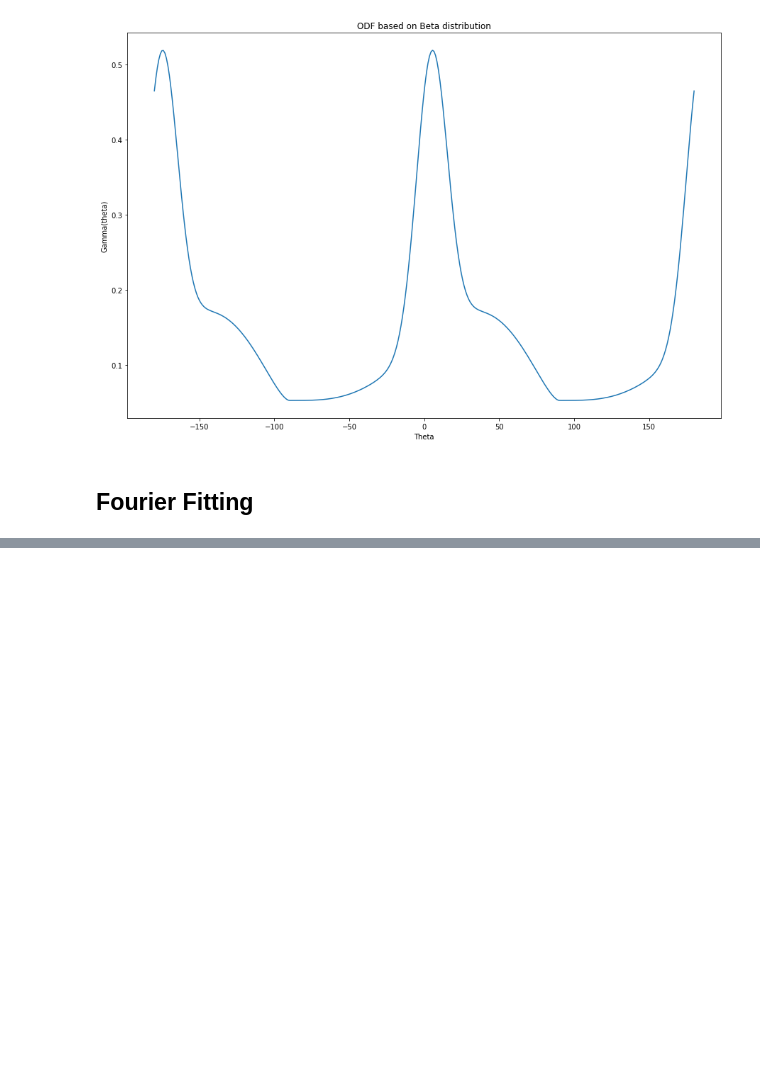
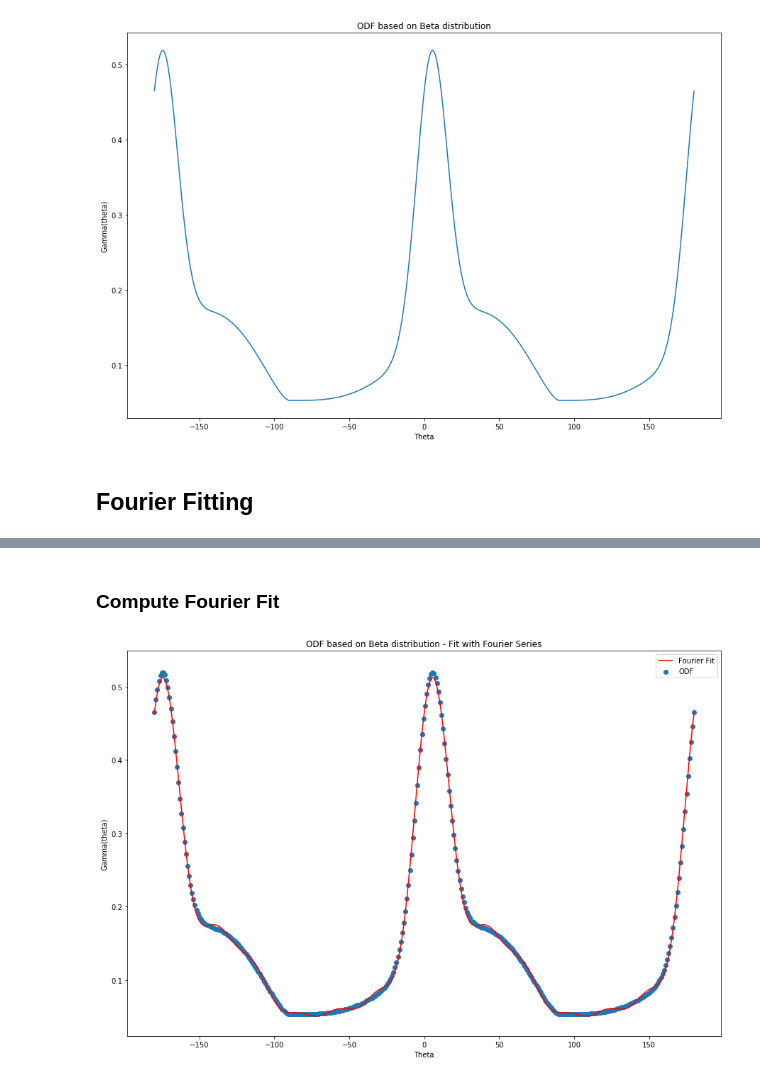
Before and after one commit to stpotter16/psfdi, a Jupyter notebook: notebooks/exploratory/stp_explore_structural_tensor.ipynb, the cells around one changed output, grey strips where cells are left out. Drawn from its saved outputs; the diff is of its cells as text; code cells hidden in the pictures; blank space fills up the shorter version.

Commit message:
adding fourier fit visualizations

```diff
--- a/notebooks/exploratory/stp_explore_structural_tensor.ipynb
+++ b/notebooks/exploratory/stp_explore_structural_tensor.ipynb
@@ -105,3 +108,52 @@ def compute_an(order, gamma, theta):
         coeff += 0.5 * (gamma[i] * np.cos(order * theta[i]) + gamma[i-1] * np.cos(order * theta[i-1])) * (theta[i] - theta[i-1])
 
     return 2 * coeff
+# %%
+def compute_bn(order, gamma, theta):
+
+    coeff = 0.0
+    for i in range(1, len(theta)):
+        coeff += 0.5 * (gamma[i] * np.sin(order * theta[i]) + gamma[i-1] * np.sin(order * theta[i-1])) * (theta[i] - theta[i-1])
+
+    return 2 * coeff
+# %%
+def fit_fourier(max_order, gamma, theta):
+
+    an = [compute_an(order, gamma, theta) for order in range(2, max_order, 2)]
+
+    bn = [compute_bn(order, gamma, theta) for order in range(2, max_order, 2)]
+
+    c = 0.0
+
+    for i in range(1, len(theta)):
+        c += 0.5 * (gamma[i] + gamma[i-1]) * (theta[i] - theta[i-1])
+
+    return an, bn, c
+# %%
+def compute_fourier(an, bn, c, theta):
+
+    computed = np.zeros(len(theta))
+
+    series_sum = 0.0
+    for i in range(0, len(theta)):
+        for j in range(0, len(an)):
+            series_sum += an[j] * np.cos(2 * (j+1) * theta[i]) + bn[j] * np.sin(2 * (j+1) * theta[i])
+        computed[i] = c / (2 * np.pi) * (1 + series_sum)
+        series_sum = 0.0
+
+    return computed
+# %% [markdown]
+### Compute Fourier Fit
+# %%
+an, bn, c = fit_fourier(14, gamma, theta)
+gamma_fourier_fit = compute_fourier(an, bn, c, theta)
+# %%
+fig = plt.figure(figsize=(15, 10))
+plt.scatter(np.rad2deg(theta), gamma, marker='o', label='ODF');
+plt.plot(np.rad2deg(theta), gamma_fourier_fit, color='r', label='Fourier Fit')
+plt.xlabel('Theta')
+plt.ylabel('Gamma(theta)')
+plt.title('ODF based on Beta distribution - Fit with Fourier Series');
+plt.legend();
+# %% [output]
+[figure, added]
```
Also changed, not shown: parts of 2 cells of this notebook.
